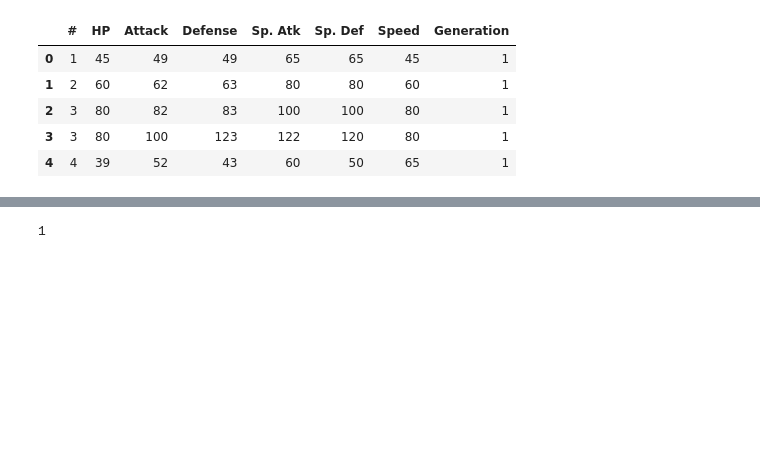
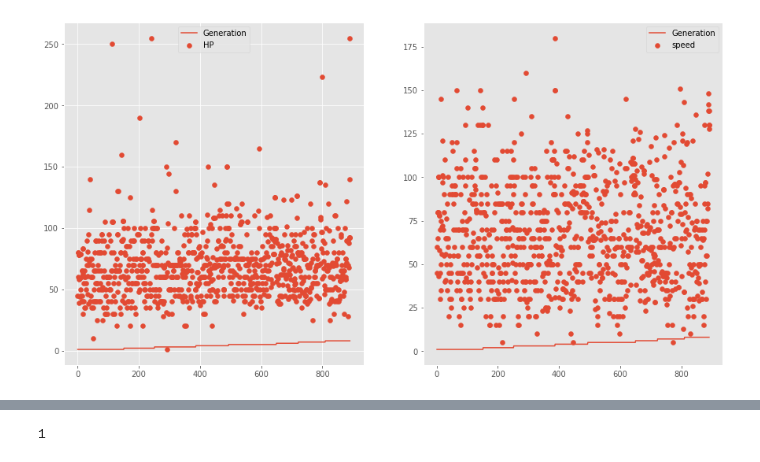
Before and after one commit to Rohit-Thakre/Machine-Learning-, a Jupyter notebook: Code/pandas.ipynb, the cells around one changed output, grey strips where cells are left out. Saved outputs shown, nothing was run; the diff lists cells and outputs as text; code cells hidden in the pictures; blank space fills up the shorter version.

```diff
--- a/Code/pandas.ipynb
+++ b/Code/pandas.ipynb
@@ -103,25 +81,22 @@ import matplotlib.pyplot as plt
 # %%
 plt.figure(figsize=(15,8))
 plt.yticks(range(0, 180, 5))
+
 plt.subplot(1,2,1)
-plt.plot(df.index, df["HP"], label = "HP")
+plt.scatter(df.index, df["HP"], label = "HP")
+plt.plot(df.index, df["Generation"], label = "Generation")
+plt.legend()
+
+plt.subplot(1,2,2)
+plt.scatter(df.index,df["Speed"], label = "speed")
 plt.plot(df.index, df["Generation"], label = "Generation")
 
-plt.subplot(1,2,2)
-plt.plot(df["Speed"], label = "speed")
 
 plt.legend()
 plt.grid()
 plt.show()
+# %% [output]
+[figure, added]
-# %%
-df.head()
-# %% [output]
-|  | # | HP | Attack | Defense | Sp. Atk | Sp. Def | Speed | Generation |
-| 0 | 1 | 45 | 49 | 49 | 65 | 65 | 45 | 1 |
-| 1 | 2 | 60 | 62 | 63 | 80 | 80 | 60 | 1 |
-| 2 | 3 | 80 | 82 | 83 | 100 | 100 | 80 | 1 |
-| 3 | 3 | 80 | 100 | 123 | 122 | 120 | 80 | 1 |
-| 4 | 4 | 39 | 52 | 43 | 60 | 50 | 65 | 1 |
 # %%
 df_speed = df.groupby("Speed")
 # %%
```
Also changed, not shown: parts of 51 cells of this notebook.
